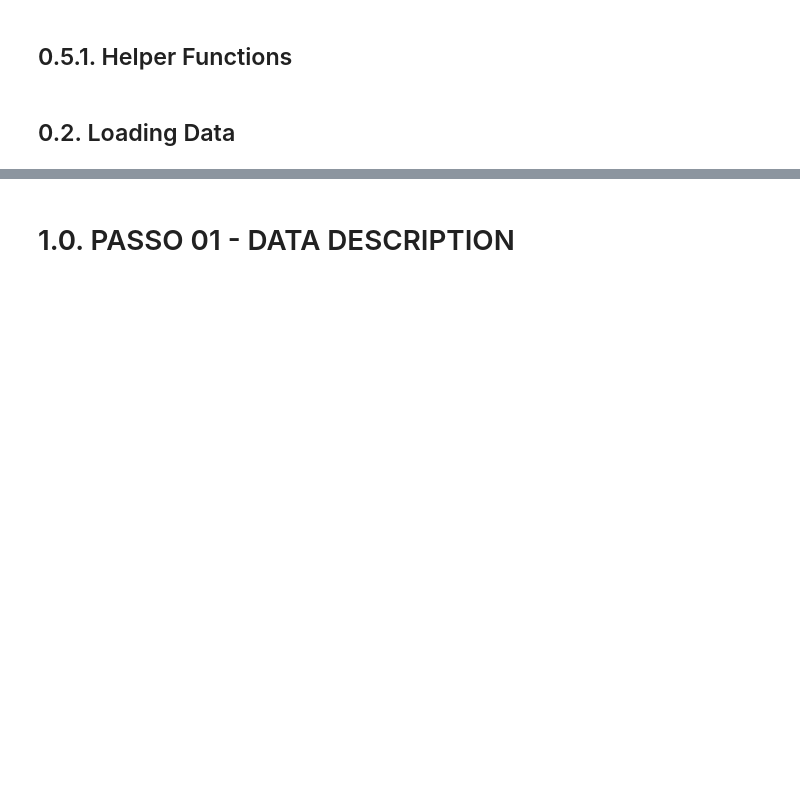
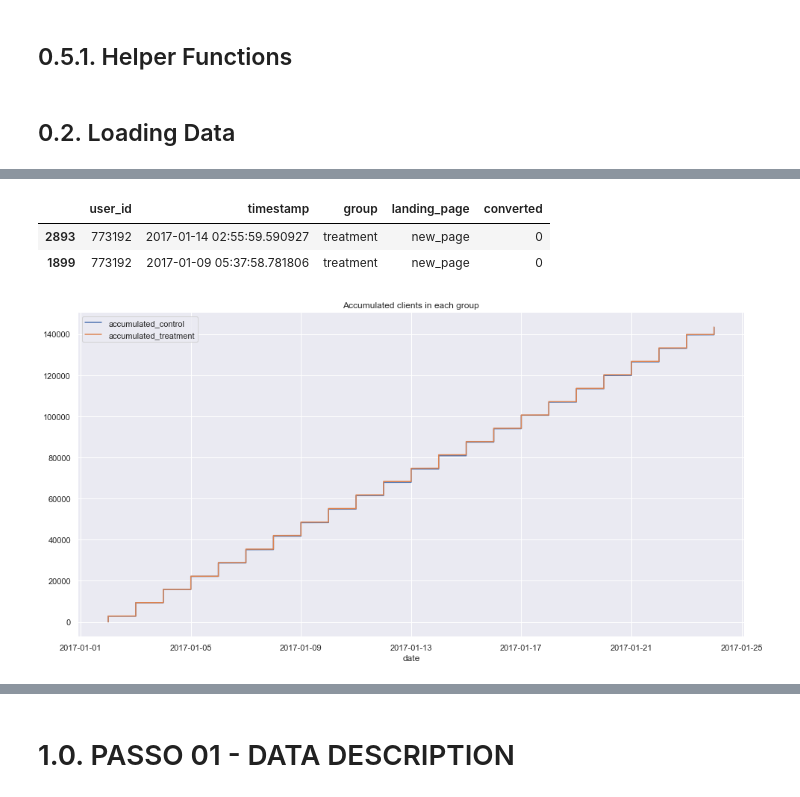
Before and after one commit to miguelzph/ab_test, a Jupyter notebook: notebooks/c01_ab_test.ipynb, the cells around one changed output, grey strips where cells are left out. Saved outputs shown, nothing was run; the diff lists cells and outputs as text; code cells hidden in the pictures; blank space fills up the shorter version.

```diff
--- a/notebooks/c01_ab_test.ipynb
+++ b/notebooks/c01_ab_test.ipynb
@@ -124,0 +133,2 @@ data_raw = pd.read_csv('../datasets/ab_testing.csv')
+# %%
+data_raw = pd.read_csv('../datasets/ab_data_csv/ab_data.csv')
@@ -124,0 +204,27 @@ data_raw = pd.read_csv('../datasets/ab_testing.csv')
+# %%
+duplicateds[~duplicateds['user_id'].isin(z)]
+# %% [output]
+|  | user_id | timestamp | group | landing_page | converted |
+| 2893 | 773192 | 2017-01-14 02:55:59.590927 | treatment | new_page | 0 |
+| 1899 | 773192 | 2017-01-09 05:37:58.781806 | treatment | new_page | 0 |
+# %%
+df_overview = data_raw[~data_raw['user_id'].duplicated(keep=False)].copy()
+
+df_overview['date'] = pd.to_datetime(df_overview['timestamp']).dt.date
+
+# Ordenando por data
+df_overview = df_overview.sort_values('date')
+
+# Quantidade no grupo por data
+df_overview['accumulated_treatment'] = (df_overview['group'] == 'treatment').cumsum()
+df_overview['accumulated_control'] = (df_overview['group'] == 'control').cumsum()
+# %%
+df_aux = df_overview.copy()
+
+df_aux = df_aux.set_index('date', drop=True)
+
+ax = df_aux.plot(y='accumulated_control', kind='line')
+df_aux.plot(y='accumulated_treatment', kind='line', ax=ax).set_title('Accumulated clients in each group')
+plt.show()
+# %% [output]
+[figure, added]
```
Also changed, not shown: parts of 22 cells of this notebook, 1 other file.
